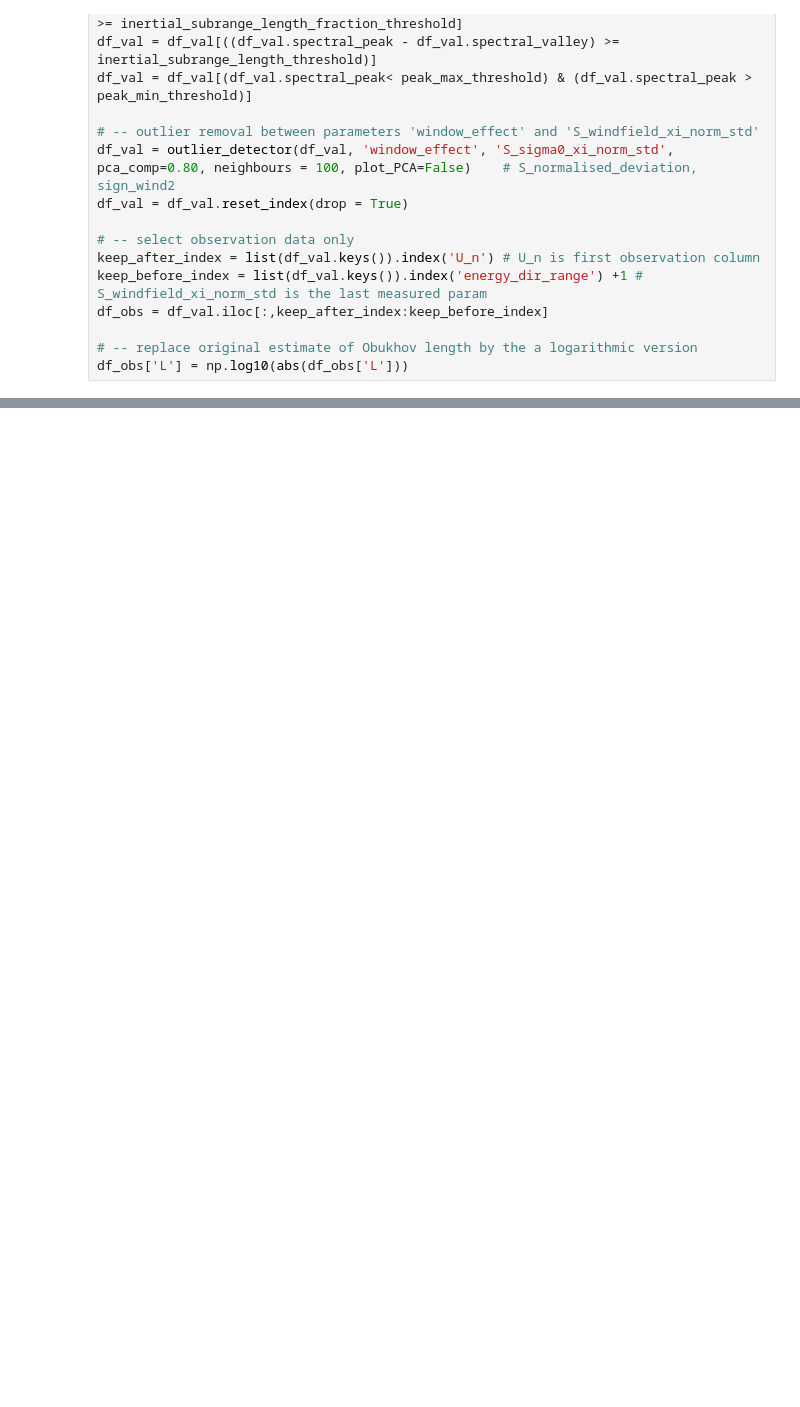
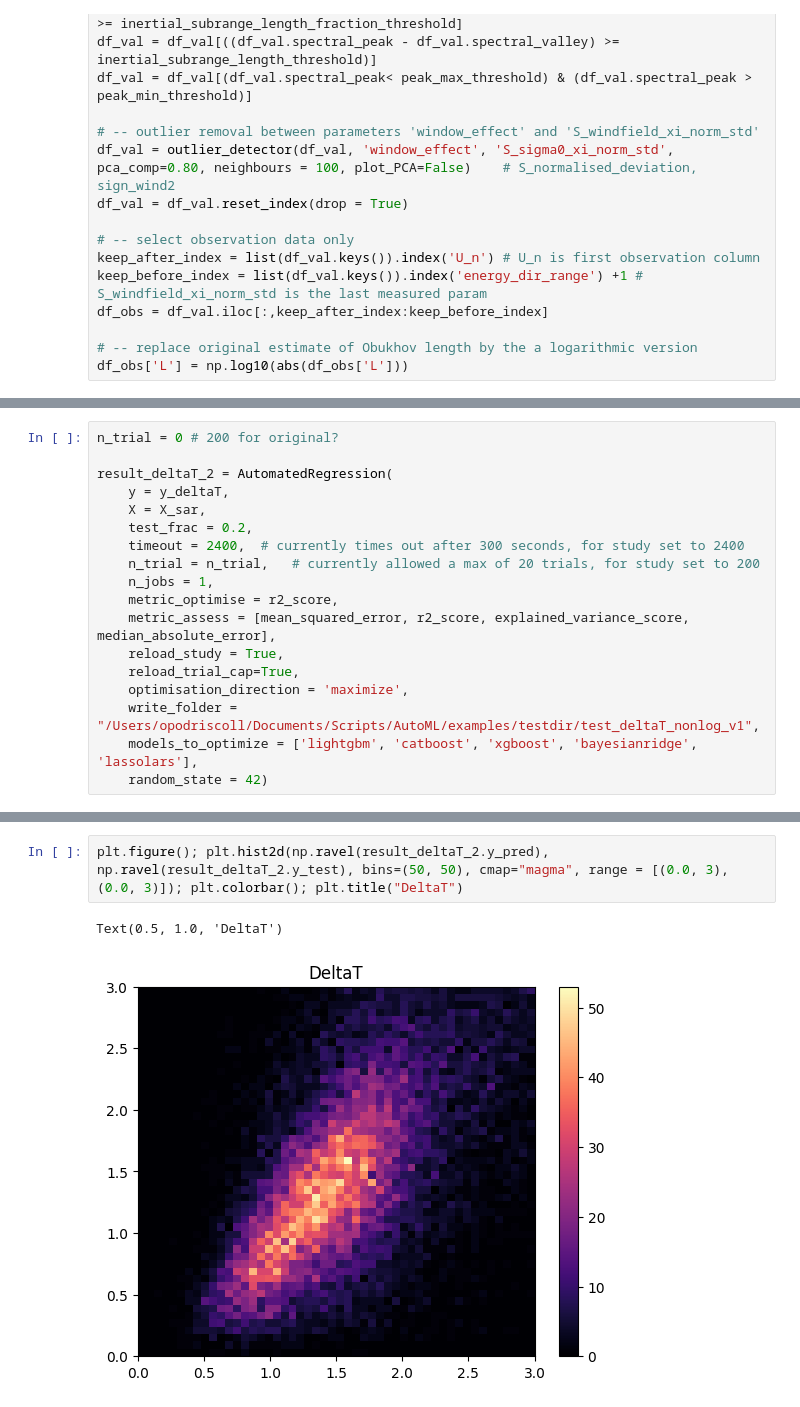
Before and after one commit to owenodriscoll/AutoML, a Jupyter notebook: examples/analysis_rolls_cells.ipynb, the cells around one changed output, grey strips where cells are left out. Drawn from its saved outputs; the diff is of its cells as text; blank space fills up the shorter version.

```diff
--- a/examples/analysis_rolls_cells.ipynb
+++ b/examples/analysis_rolls_cells.ipynb
@@ -486,0 +389,18 @@ Text(0.5, 1.0, 'log Obukhov length coare')
+# %%
+n_trial = 0 # 200 for original?
+
+result_deltaT_2 = AutomatedRegression(
+    y = y_deltaT,
+    X = X_sar,
+    test_frac = 0.2,
+    timeout = 2400,  # currently times out after 300 seconds, for study set to 2400
+    n_trial = n_trial,   # currently allowed a max of 20 trials, for study set to 200
+    n_jobs = 1,
+    metric_optimise = r2_score,
+    metric_assess = [mean_squared_error, r2_score, explained_variance_score, median_absolute_error],
+    reload_study = True,
+    reload_trial_cap=True,
+    optimisation_direction = 'maximize',
+    write_folder = "/Users/opodriscoll/Documents/Scripts/AutoML/examples/testdir/test_deltaT_nonlog_v1",
+    models_to_optimize = ['lightgbm', 'catboost', 'xgboost', 'bayesianridge', 'lassolars'],
+    random_state = 42)
@@ -486,0 +443,5 @@ Text(0.5, 1.0, 'log Obukhov length coare')
+# %%
+plt.figure(); plt.hist2d(np.ravel(result_deltaT_2.y_pred), np.ravel(result_deltaT_2.y_test), bins=(50, 50), cmap="magma", range = [(0.0, 3), (0.0, 3)]); plt.colorbar(); plt.title("DeltaT")
+# %% [output]
+Text(0.5, 1.0, 'DeltaT')
+[figure, added]
```
Also changed, not shown: parts of 23 cells of this notebook.
